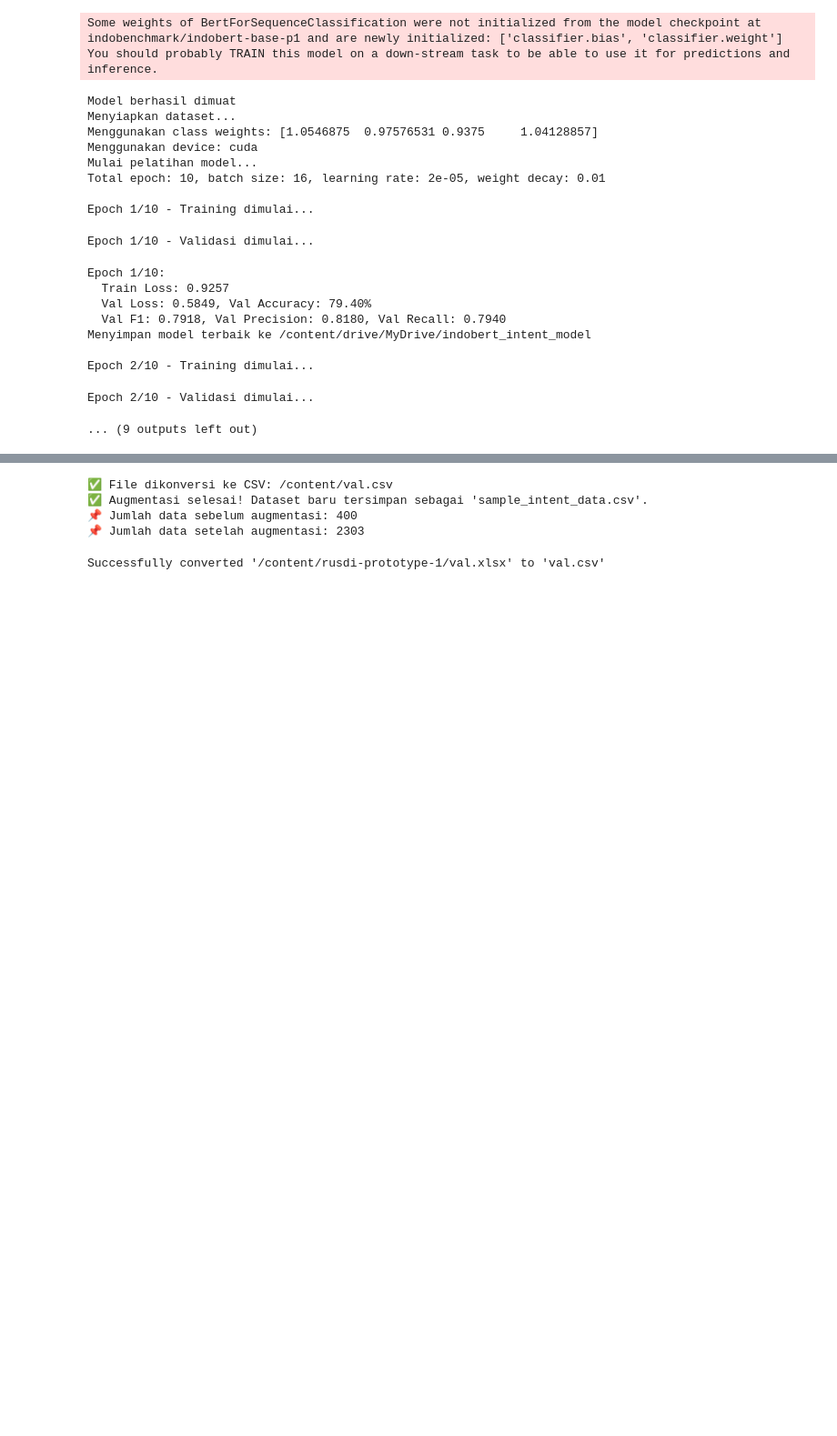
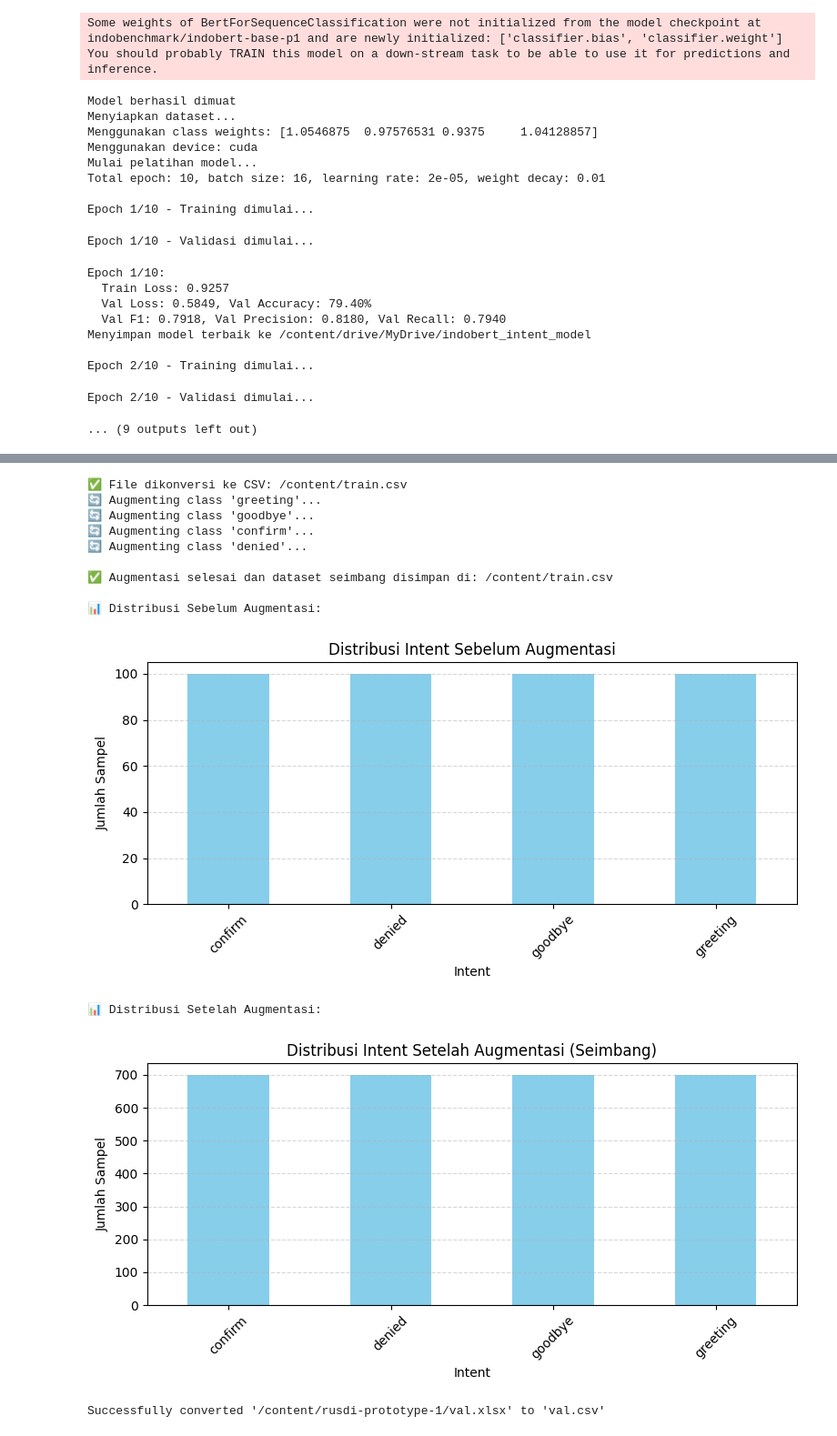
Before and after one commit to HaqTetsuya/rusdi-prototype-1, a Jupyter notebook: rusdi_prototype_5.ipynb, the cells around one changed output, grey strips where cells are left out. Shown at 91% size. Cells and saved outputs as stored; diff of their text form; code cells hidden in the pictures; blank space fills up the shorter version.

```diff
--- a/rusdi_prototype_5.ipynb
+++ b/rusdi_prototype_5.ipynb
@@ -1221,7 +1212,7 @@ run_prediction_demo_enhanced(
 )
 # %%
 # @title Teks judul default {"form-width":"300px"}
-PilihData = "train" # @param ["train","val"]
+
 import pandas as pd
 import random
 import nltk
@@ -1236,15 +1227,15 @@ nltk.download('omw-1.4')
 nltk.download('wordnet')
 
 # =========[ FILE PATHS ]=========
-
+PilihData = "train" # @param ["train","val"]
 if PilihData == "train":
-       file_path = "/content/rusdi-prototype-1/val.xlsx"
-       csv_path = "/content/train.csv"
-       output_path_balanced = "/content/train.csv"
-   elif PilihData == "val":
-       file_path = "/content/rusdi-prototype-1/val.xlsx"
-       csv_path = "/content/val.csv"
-       output_path_balanced = "/content/val.csv"
+    file_path = "/content/rusdi-prototype-1/val.xlsx"
+    csv_path = "/content/train.csv"
+    output_path_balanced = "/content/train.csv"
+elif PilihData == "val":
+    file_path = "/content/validation_dataset_full.csv"
+    csv_path = "/content/val.csv"
+    output_path_balanced = "/content/val.csv"
 
 # =========[ READ & CONVERT XLSX ]=========
 if file_path.endswith(".xlsx"):
@@ -1333,7 +1324,7 @@ def augment_data(text):
     return list(augmented)
 
 # =========[ BALANCED AUGMENTATION ]=========
-target_aug_per_class = 100  # Can be changed (e.g., 100 augmented per class)
+target_aug_per_class = 600  # Can be changed (e.g., 100 augmented per class)
 intent_buckets = defaultdict(list)
 
 # Group original data by intent
@@ -1395,7 +1388,15 @@ plot_distribution(df_final, "Distribusi Intent Setelah Augmentasi (Seimbang)")
-✅ File dikonversi ke CSV: /content/val.csv
-✅ Augmentasi selesai! Dataset baru tersimpan sebagai 'sample_intent_data.csv'.
-📌 Jumlah data sebelum augmentasi: 400
-📌 Jumlah data setelah augmentasi: 2303
+✅ File dikonversi ke CSV: /content/train.csv
+🔄 Augmenting class 'greeting'...
+🔄 Augmenting class 'goodbye'...
+🔄 Augmenting class 'confirm'...
+🔄 Augmenting class 'denied'...
+
+✅ Augmentasi selesai dan dataset seimbang disimpan di: /content/train.csv
+
+📊 Distribusi Sebelum Augmentasi:
+[figure, added]
+📊 Distribusi Setelah Augmentasi:
+[figure, added]
 # %%
 # prompt: xlsx to csv convert
 
```
Also changed, not shown: parts of 3 cells of this notebook.
